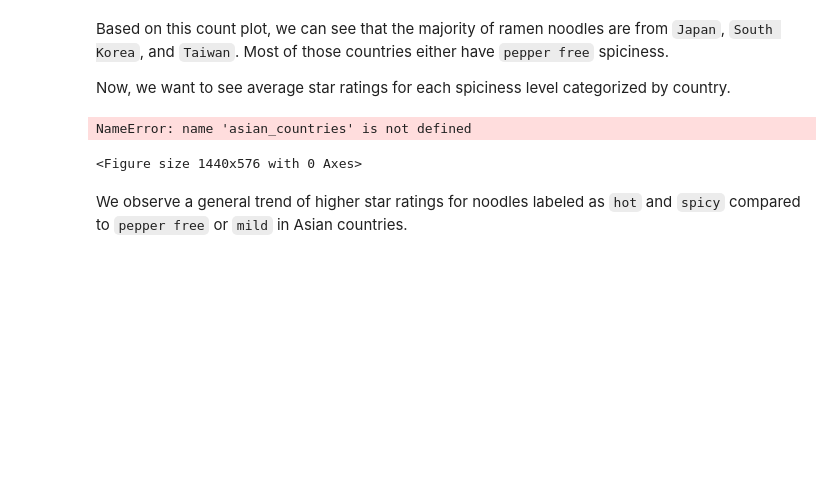
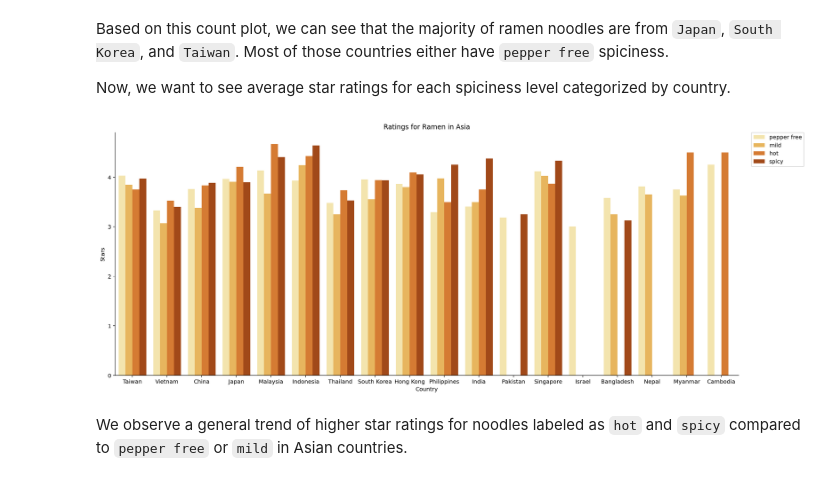
Before and after one commit to COGS108/Group_035-Fa22, a Jupyter notebook: EDACheckpointGroup_035-Fa22.ipynb, the cells around one changed output. Saved outputs shown, nothing was run; the diff lists cells and outputs as text; code cells hidden in the pictures; blank space fills up the shorter version.

```diff
--- a/EDACheckpointGroup_035-Fa22.ipynb
+++ b/EDACheckpointGroup_035-Fa22.ipynb
@@ -364,25 +363,24 @@ Now, we want to see average star ratings for each spiciness level categorized by
 # %%
 plt.figure(figsize = (20, 8))
 
 barplot_stars_rating_per_country_na = sns.barplot(data = asian_countries, y = 'Stars', x='Country', hue = 'Spiciness', palette = 'YlOrBr', ci = None)
 
 # remove the top and right lines
 sns.despine()
 
 #labels for bars
-for container in barplot_stars_rating_per_country_na.containers:
-    barplot_stars_rating_per_country_na.bar_label(container)
+#for container in barplot_stars_rating_per_country_na.containers:
+    #barplot_stars_rating_per_country_na.bar_label(container)
 
 #place legend outside top right corner of plot
 plt.legend(bbox_to_anchor=(1.02, 1), loc='upper left', borderaxespad=0)
 
 # add title and axis labels (modify x-axis label)
 barplot_stars_rating_per_country_na.set_title('Ratings for Ramen in Asia')
 barplot_stars_rating_per_country_na.set_xlabel('Country')
 barplot_stars_rating_per_country_na.set_ylabel('Stars');
 # %% [output]
-NameError: name 'asian_countries' is not defined
-<Figure size 1440x576 with 0 Axes>
+[figure, added]
 # %% [markdown]
 We observe a general trend of higher star ratings for noodles labeled as `hot` and `spicy` compared to `pepper free` or `mild` in Asian countries.
 # %%
```
Also changed, not shown: parts of 11 cells of this notebook.
